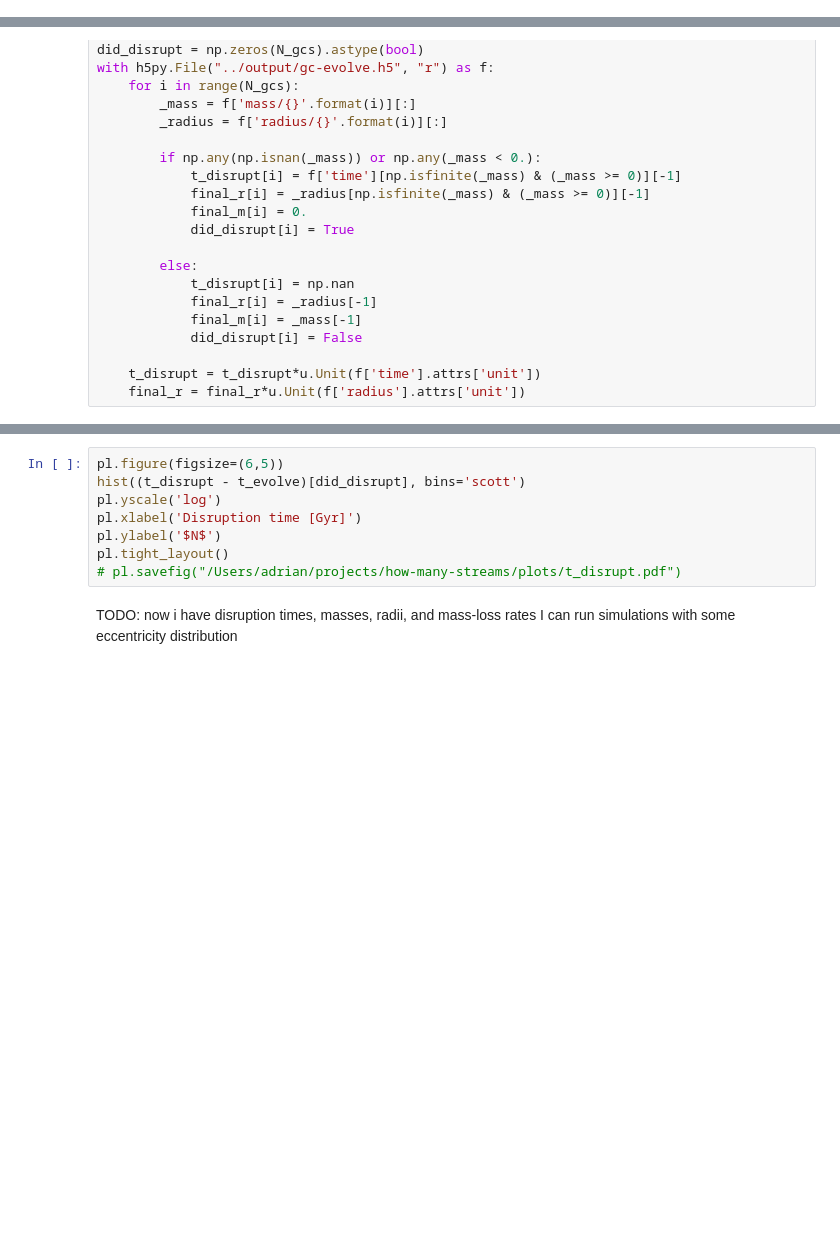
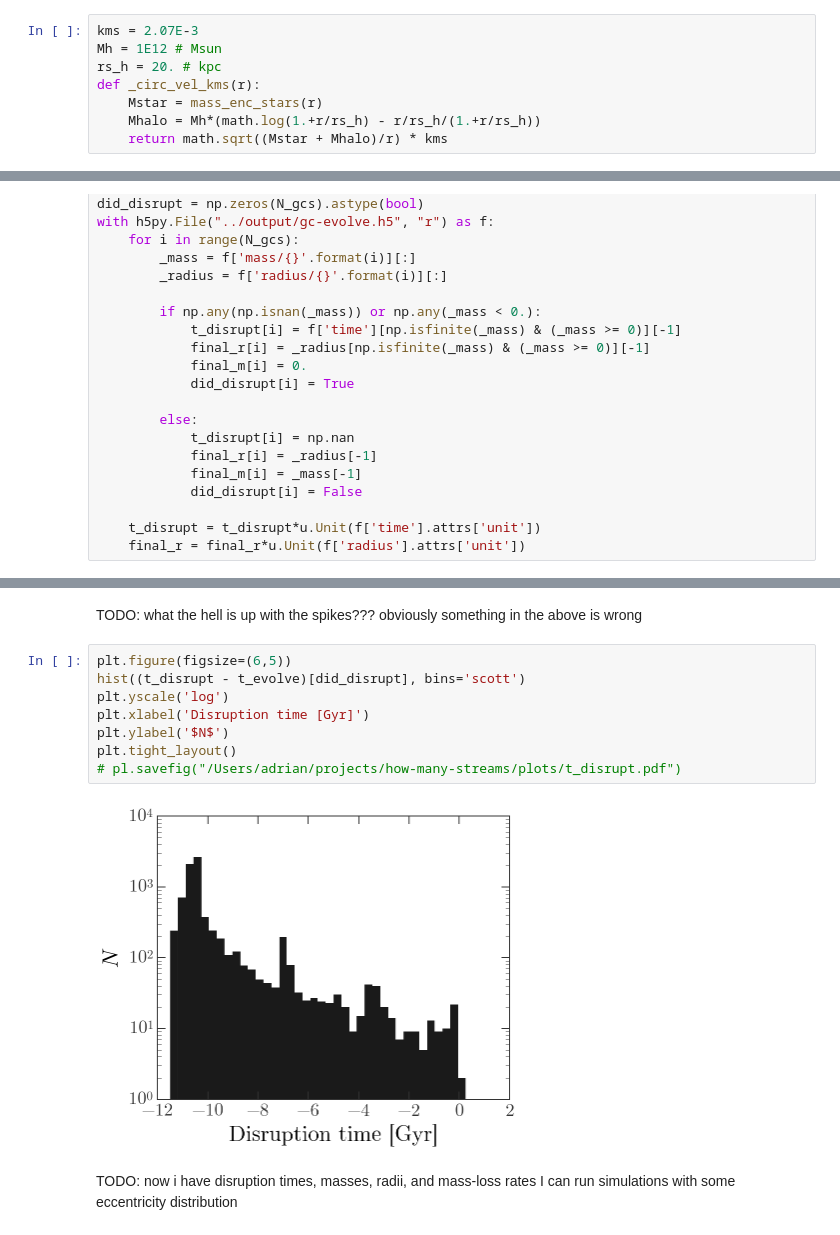
Before and after one commit to adrn/uncluster, a Jupyter notebook: notebooks/Reproduce Gnedin et al (2014).ipynb, the cells around one changed output, grey strips where cells are left out. Cells and saved outputs as stored; diff of their text form; blank space fills up the shorter version.

```diff
--- a/notebooks/Reproduce Gnedin et al (2014).ipynb
+++ b/notebooks/Reproduce Gnedin et al (2014).ipynb
@@ -166,4 +156,12 @@ fig.tight_layout()
 #     return [float(M_dot), float(r2_dot)]
 # %%
 _G = G.decompose(galactic).value
+# %%
+kms = 2.07E-3
+Mh = 1E12 # Msun
+rs_h = 20. # kpc
+def _circ_vel_kms(r):
+    Mstar = mass_enc_stars(r)
+    Mhalo = Mh*(math.log(1.+r/rs_h) - r/rs_h/(1.+r/rs_h))
+    return math.sqrt((Mstar + Mhalo)/r) * kms
 # %%
@@ -249,11 +253,15 @@ print("{:.0%}".format(did_disrupt.sum() / N_gcs))
+# %% [markdown]
+TODO: what the hell is up with the spikes??? obviously something in the above is wrong
 # %%
-pl.figure(figsize=(6,5))
+plt.figure(figsize=(6,5))
 hist((t_disrupt - t_evolve)[did_disrupt], bins='scott')
-pl.yscale('log')
-pl.xlabel('Disruption time [Gyr]')
-pl.ylabel('$N$')
-pl.tight_layout()
+plt.yscale('log')
+plt.xlabel('Disruption time [Gyr]')
+plt.ylabel('$N$')
+plt.tight_layout()
 # pl.savefig("/Users/adrian/projects/how-many-streams/plots/t_disrupt.pdf")
+# %% [output]
+[figure, added]
 # %% [markdown]
 TODO: now i have disruption times, masses, radii, and mass-loss rates I can run simulations with some eccentricity distribution
 # %% [markdown]
```
Also changed, not shown: parts of 22 cells of this notebook.
